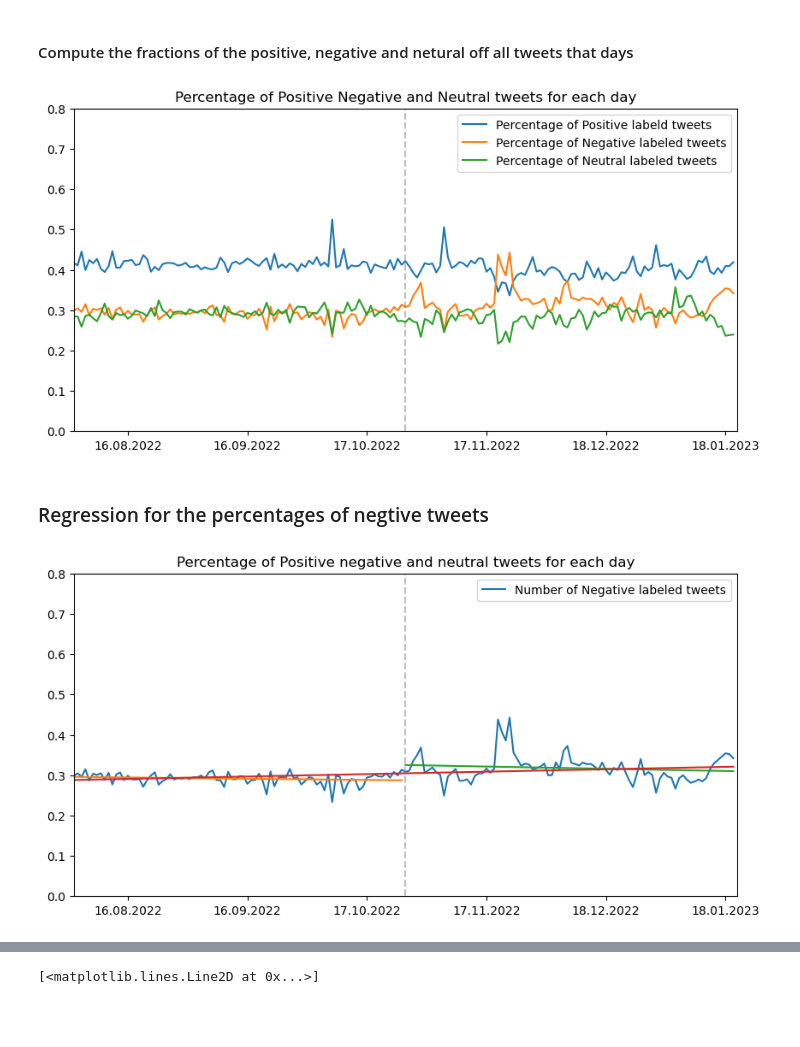
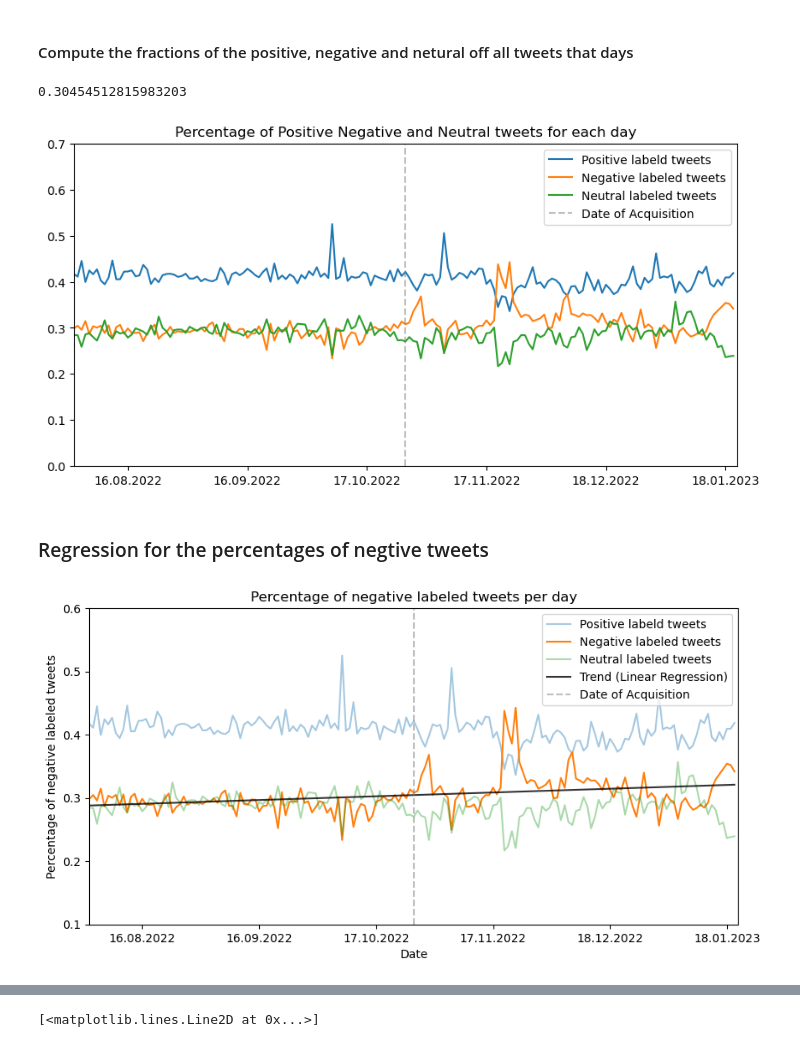
Before and after one commit to mdeppner/lgbtq-twitter-analysis, a Jupyter notebook: lgbtq_tweet_analysis.ipynb, the cells around one changed output, grey strips where cells are left out. Saved outputs shown, nothing was run; the diff lists cells and outputs as text; code cells hidden in the pictures; blank space fills up the shorter version.

```diff
--- a/lgbtq_tweet_analysis.ipynb
+++ b/lgbtq_tweet_analysis.ipynb
@@ -588,0 +638,4 @@ plt.plot(polarities_per_day)
+# %%
+# create a new column with the group number
+df_processed['days_since_start'] = (df_processed['created_at'] - startdates_all[0]).dt.days
+df_processed['week_group'] = (df_processed['days_since_start'] // 14) + 1
@@ -661,9 +729,10 @@ df_processed = df_processed.assign(vader_neutral = neutral_values)
 df_processed = df_processed.assign(vader_compound = compound_values)
 df_processed = df_processed.assign(vader_label = labels)
 # %%
-positive_per_day = np.zeros(len(startdates_all))
-negative_per_day = np.zeros(len(startdates_all))
-neutral_per_day  = np.zeros(len(startdates_all))
+# Compute the amount of Positive, Neutral and Negative labeled tweets per day
+positive_per_day = np.zeros(total_days)
+negative_per_day = np.zeros(total_days)
+neutral_per_day  = np.zeros(total_days)
 index = 0
 
 for startdate, enddate in zip(startdates_all, enddates_all):
@@ -712,9 +784,9 @@ plt.show()
 # %% [markdown]
 #### Compute the fractions of the positive, negative and netural off all tweets that days
 # %%
-positive_per_day_frac = np.zeros(len(startdates_all))
-negative_per_day_frac = np.zeros(len(startdates_all))
-neutral_per_day_frac  = np.zeros(len(startdates_all))
+positive_per_day_frac = np.zeros(total_days)
+negative_per_day_frac = np.zeros(total_days)
+neutral_per_day_frac  = np.zeros(total_days)
 index = 0
 
 for startdate, enddate in zip(startdates_all, enddates_all):
@@ -737,14 +809,18 @@ for startdate, enddate in zip(startdates_all, enddates_all):
         neutral_per_day_frac[index]  = np.nan
 
     index += 1
+# %%
+np.mean(negative_per_day_frac)
+# %% [output]
+0.30454512815983203
 # %%
 date_index = startdates_all
 
 plt.figure(figsize=(10, 5), dpi=100)
 
-plt.plot(date_index, positive_per_day_frac, label='Percentage of Positive labeld tweets')
-plt.plot(date_index, negative_per_day_frac, label='Percentage of Negative labeled tweets')
-plt.plot(date_index, neutral_per_day_frac, label='Percentage of Neutral labeled tweets')
+plt.plot(date_index, positive_per_day_frac, label='Positive labeld tweets')
+plt.plot(date_index, negative_per_day_frac, label='Negative labeled tweets')
+plt.plot(date_index, neutral_per_day_frac, label='Neutral labeled tweets')
 
 # set the tick locations and labels
 plt.gca().xaxis.set_major_locator(mdates.DayLocator(interval=31))
@@ -752,15 +828,16 @@ plt.gca().xaxis.set_major_formatter(mdates.DateFormatter('%d.%m.%Y'))
 plt.xlim(startdates_all[0], enddates_all[-1])
 
 # Add a vertical line to mark the date of acquisition
-plt.axvline(x=date_of_acquisition,color='gray',linestyle='--',alpha=0.5)
+plt.axvline(x=date_of_acquisition,color='gray',linestyle='--',alpha=0.5, label='Date of Acquisition')
 
-plt.ylim(0,0.8)
+plt.ylim(0.0,0.7)
 plt.title("Percentage of Positive Negative and Neutral tweets for each day")
+plt.legend(loc='upper right')
 
-plt.legend(loc='upper right')
+#plt.savefig('plots/percentage_all.png', transparent= True)
 plt.show()
 # %% [output]
-[figure, old version]
+[figure, new version]
 # %% [markdown]
 ### Regression for the percentages of negtive tweets
 # %%
@@ -795,7 +873,7 @@ intercept_after = reg_after.intercept_
 regression_func_after = coef_after * x + intercept_after
 # %%
 # Whole Timespan
-x_all = np.arange(len(startdates_all))
+x_all = np.arange(total_days)
 neg_frac_all  = negative_per_day_frac
 # Create an instance of the Imputer class
 imputer = SimpleImputer(strategy='median')
@@ -814,25 +892,31 @@ regression_func_all = coef_all * x_all + intercept_all
 # %%
 date_index = startdates_all
 
 plt.figure(figsize=(10, 5), dpi=100)
 
-plt.plot(date_index, negative_per_day_frac, label='Number of Negative labeled tweets')
-plt.plot(date_index[:86], regression_func_before)
-plt.plot(date_index[86:], regression_func_after[0])
-plt.plot(date_index, regression_func_all[0])
+plt.plot(date_index, positive_per_day_frac, label='Positive labeld tweets', alpha=0.4)
+plt.plot(date_index, negative_per_day_frac, label='Negative labeled tweets')
+plt.plot(date_index, neutral_per_day_frac, label='Neutral labeled tweets', alpha=0.4)
+
+plt.plot(date_index, regression_func_all[0], label='Trend (Linear Regression)', alpha=0.8, color='black')
 
 # set the tick locations and labels
 plt.gca().xaxis.set_major_locator(mdates.DayLocator(interval=31))
 plt.gca().xaxis.set_major_formatter(mdates.DateFormatter('%d.%m.%Y'))
 plt.xlim(startdates_all[0], enddates_all[-1])
 
 # Add a vertical line to mark the date of acquisition
-plt.axvline(x=date_of_acquisition,color='gray',linestyle='--',alpha=0.5)
+plt.axvline(x=date_of_acquisition,color='gray',linestyle='--',alpha=0.5, label='Date of Acquisition')
 
-plt.ylim(0,0.8)
-plt.title("Percentage of Positive negative and neutral tweets for each day")
+plt.ylim(0.1,0.6)
+plt.title("Percentage of negative labeled tweets per day")
 
+
+plt.xlabel("Date")
+plt.ylabel("Percentage of negative labeled tweets")
 plt.legend(loc='upper right')
+
+#plt.savefig('plots/percentage_neg_tweets.png', transparent= True)
 plt.show()
 # %% [output]
-[figure, old version]
+[figure, new version]
```
Also changed, not shown: parts of 43 cells of this notebook.
